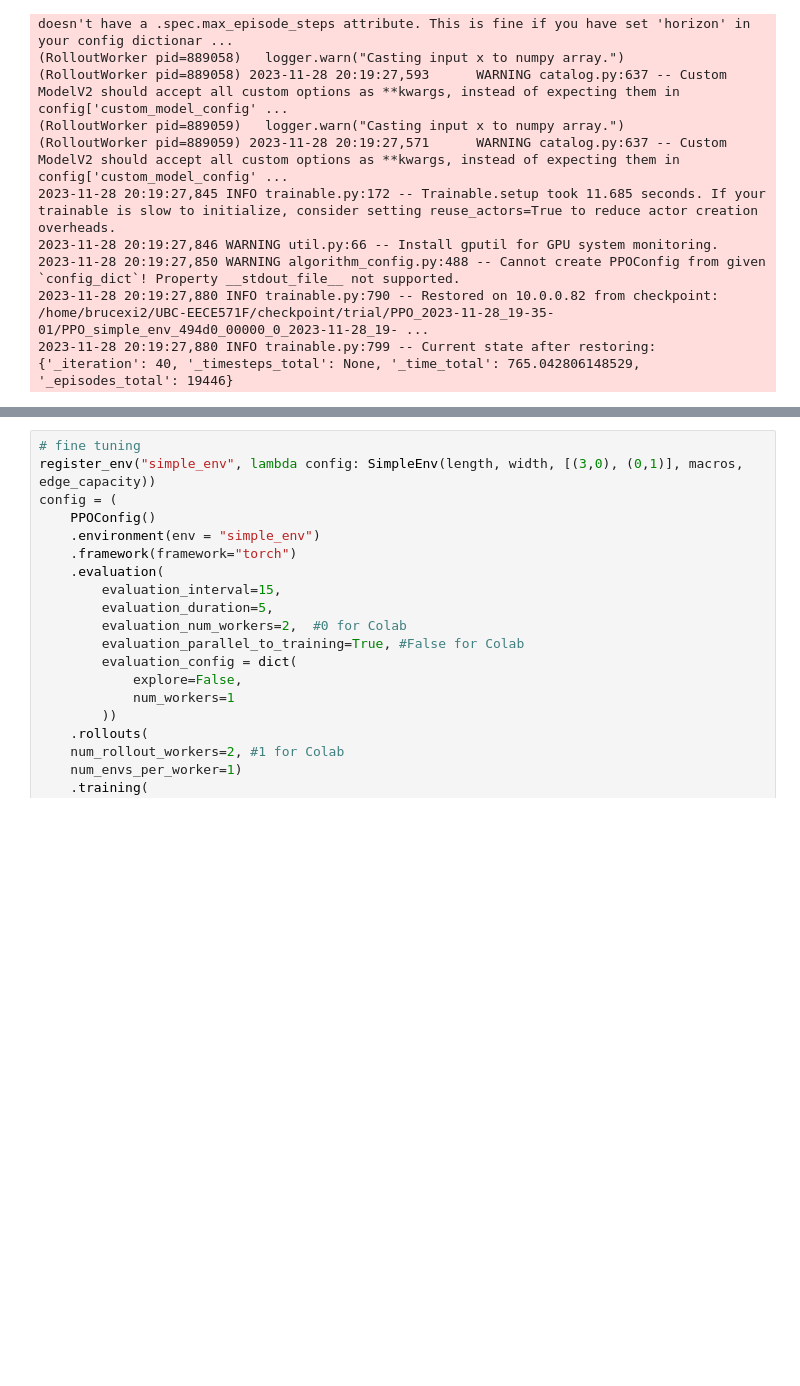
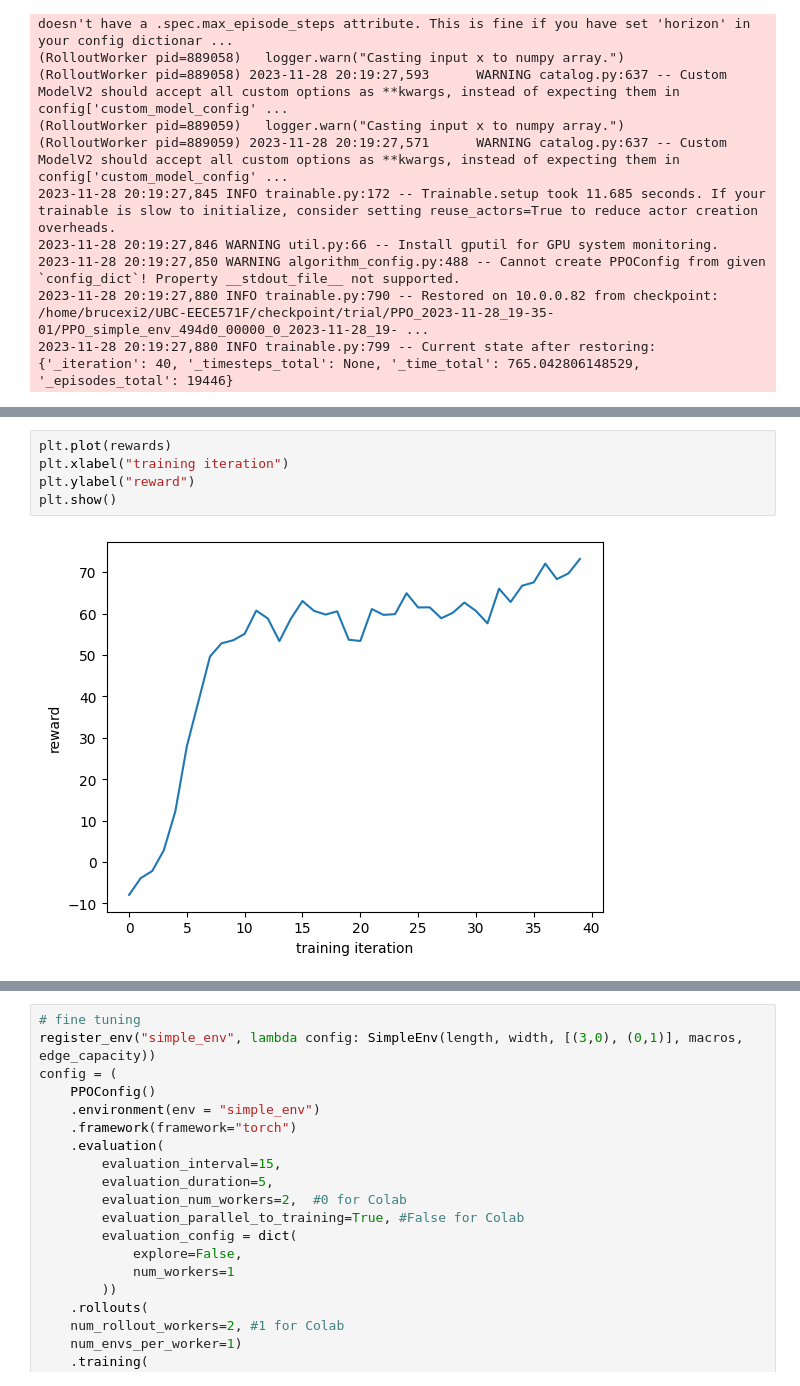
Before and after one commit to brucexi999/UBC-EECE571F, a Jupyter notebook: source/demo.ipynb, the cells around one changed output, grey strips where cells are left out. Saved outputs shown, nothing was run; the diff lists cells and outputs as text; blank space fills up the shorter version.

```diff
--- a/source/demo.ipynb
+++ b/source/demo.ipynb
@@ -205,3 +204,10 @@ plt.show()
+# %%
+plt.plot(rewards)
+plt.xlabel("training iteration")
+plt.ylabel("reward")
+plt.show()
+# %% [output]
+[figure, added]
 # %%
 # run inference
 num_episodes = 1
```
Also changed, not shown: parts of 5 cells of this notebook, 10 other files.
